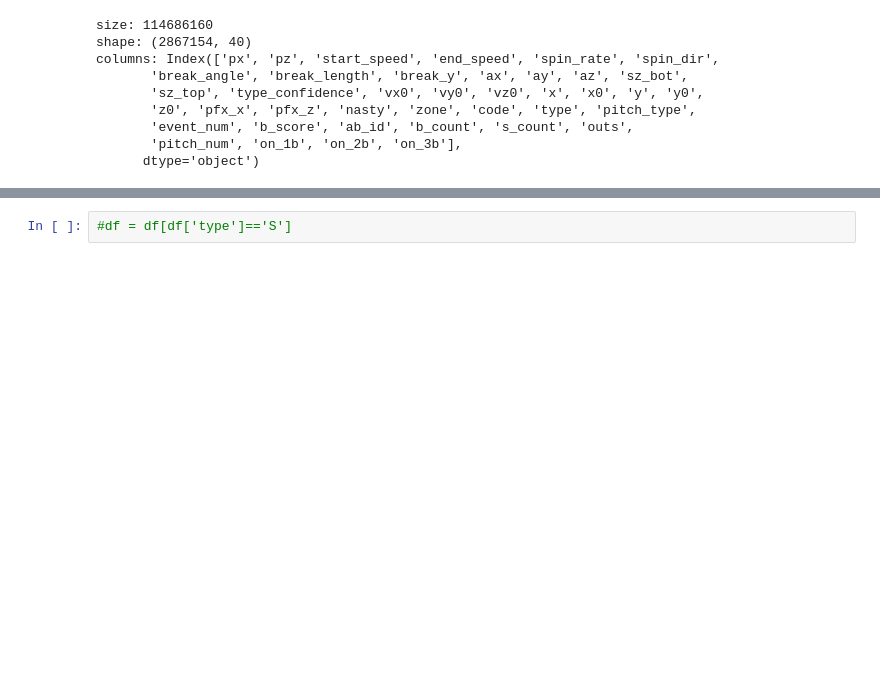
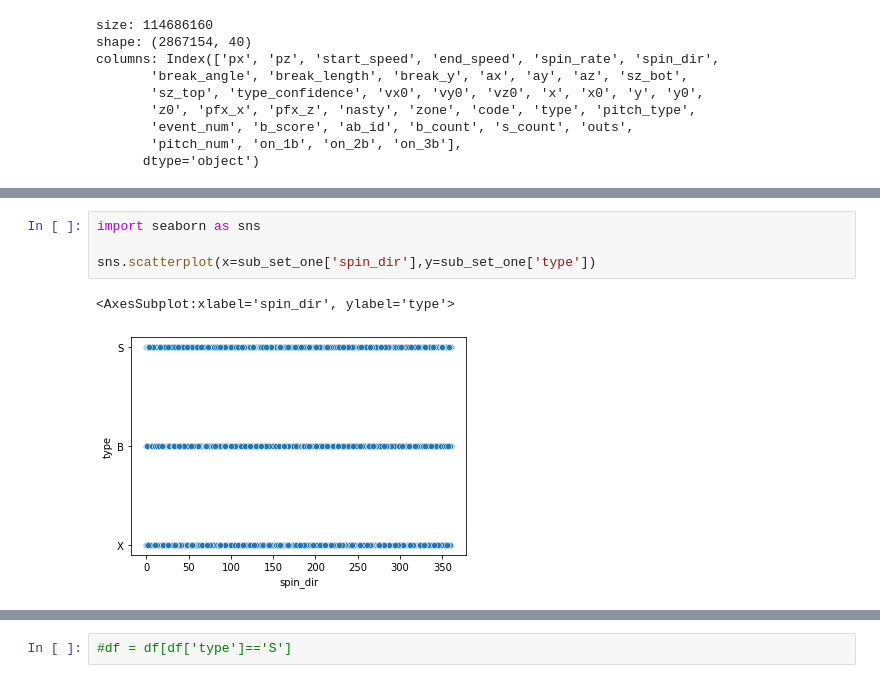
Before and after one commit to anaconda121/Whiff-Rate, a Jupyter notebook: EDA/tanish-design-project.ipynb, the cells around one changed output, grey strips where cells are left out. Saved outputs shown, nothing was run; the diff lists cells and outputs as text; blank space fills up the shorter version.

```diff
--- a/EDA/tanish-design-project.ipynb
+++ b/EDA/tanish-design-project.ipynb
@@ -59,2 +135,9 @@ Things that I have learned from EDA:
+# %%
+import seaborn as sns
+
+sns.scatterplot(x=sub_set_one['spin_dir'],y=sub_set_one['type'])
+# %% [output]
+<AxesSubplot:xlabel='spin_dir', ylabel='type'>
+[figure, added]
 # %%
 sub_set_one.head()
```
Also changed, not shown: parts of 29 cells of this notebook.
